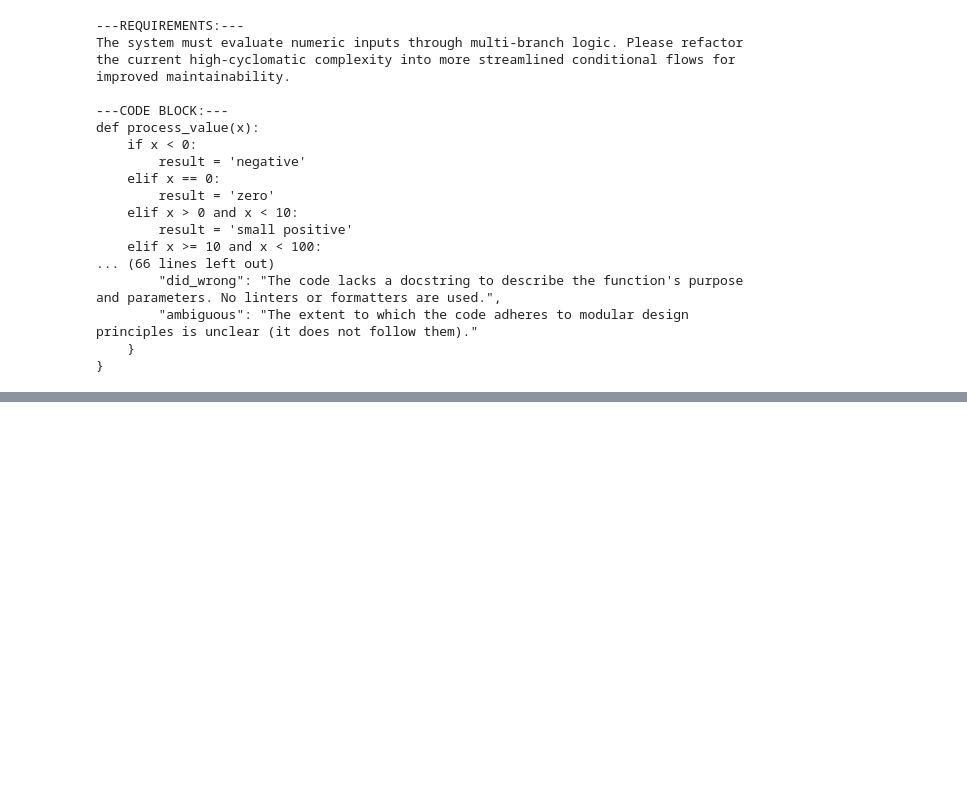
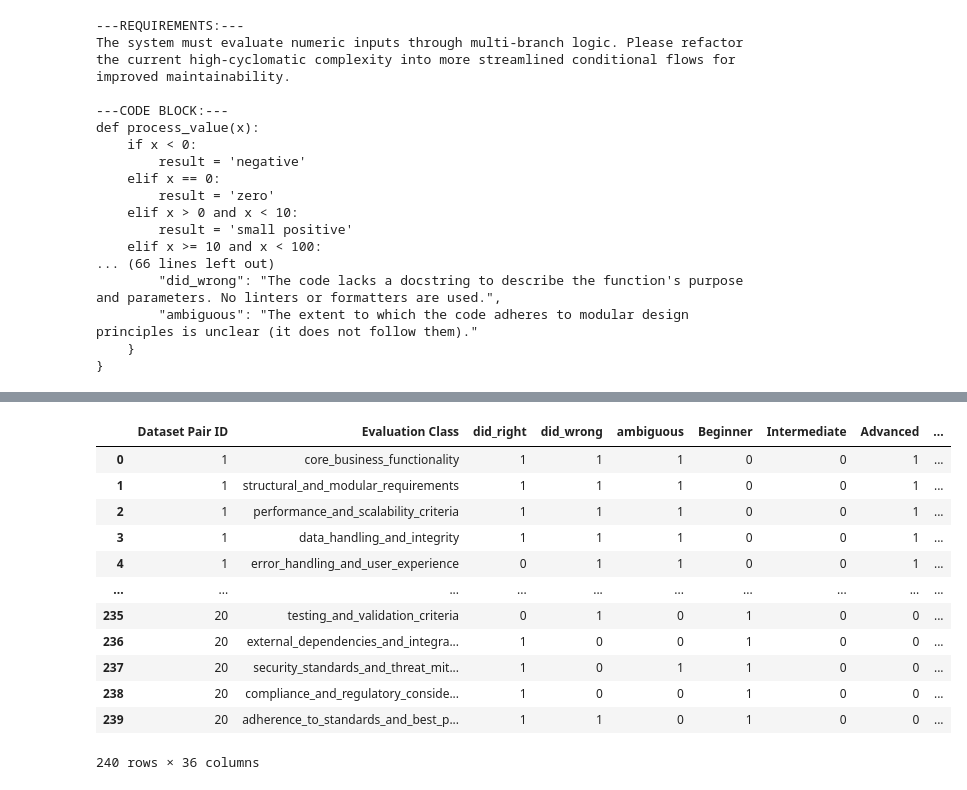
Before and after one commit to push-to-prod-ai/push-to-prod, a Jupyter notebook: syntropy-app/eda-notebook.ipynb, the cells around one changed output, grey strips where cells are left out. Saved outputs shown, nothing was run; the diff lists cells and outputs as text; code cells hidden in the pictures; blank space fills up the shorter version.

```diff
--- a/syntropy-app/eda-notebook.ipynb
+++ b/syntropy-app/eda-notebook.ipynb
@@ -381,0 +1934,8 @@ SyntaxError: expression expected after dictionary key and ':' (155827130.py, lin
+# %%
+dataset_config = pd.read_csv('Synthetic Dataset Configuration.csv').drop(columns=['COUNT'])
+dataset_config.columns = dataset_config.iloc[1]
+dataset_config = dataset_config.iloc[2:]
+
+for c in dataset_config.columns:
+    dataset_config[c] = dataset_config[c].astype(int)
+dataset_config
@@ -381,0 +1978,33 @@ SyntaxError: expression expected after dictionary key and ':' (155827130.py, lin
+# %%
+complexities = list(complexity_map['Complexity Sub-Class'].values)
+levels = ['Beginner', 'Intermediate', 'Advanced']
+
+subjective_analyses_rows = []
+for dataset_pair_id, evaluations in subjective_analyses.items():
+    for eval_class, sub_evaluations in evaluations.items():
+        row = {
+            'Dataset Pair ID': dataset_pair_id,
+            'Evaluation Class': eval_class,
+            'did_right': sub_evaluations['did_right'],
+            'did_wrong': sub_evaluations['did_wrong'],
+            'ambiguous': sub_evaluations['ambiguous']}
+        subjective_analyses_rows.append(row)
+# %%
+subjective_analyses_df = pd.DataFrame(subjective_analyses_rows)
+subjective_analyses_df['Dataset Pair ID'] = subjective_analyses_df['Dataset Pair ID'].astype(int)
+subjective_analyses_df = subjective_analyses_df.merge(right=dataset_config, how='left', left_on=['Dataset Pair ID'], right_on=['Dataset Pair ID'])
+subjective_analyses_df
+# %% [output]
+|  | Dataset Pair ID | Evaluation Class | did_right | did_wrong | ambiguous | Beginner | Intermediate | Advanced | ... |
+| 0 | 1 | core_business_functionality | 1 | 1 | 1 | 0 | 0 | 1 | ... |
+| 1 | 1 | structural_and_modular_requirements | 1 | 1 | 1 | 0 | 0 | 1 | ... |
+| 2 | 1 | performance_and_scalability_criteria | 1 | 1 | 1 | 0 | 0 | 1 | ... |
+| 3 | 1 | data_handling_and_integrity | 1 | 1 | 1 | 0 | 0 | 1 | ... |
+| 4 | 1 | error_handling_and_user_experience | 0 | 1 | 1 | 0 | 0 | 1 | ... |
+| ... | ... | ... | ... | ... | ... | ... | ... | ... | ... |
+| 235 | 20 | testing_and_validation_criteria | 0 | 1 | 0 | 1 | 0 | 0 | ... |
+| 236 | 20 | external_dependencies_and_integra... | 1 | 0 | 0 | 1 | 0 | 0 | ... |
+| 237 | 20 | security_standards_and_threat_mit... | 1 | 0 | 1 | 1 | 0 | 0 | ... |
+| 238 | 20 | compliance_and_regulatory_conside... | 1 | 0 | 0 | 1 | 0 | 0 | ... |
+| 239 | 20 | adherence_to_standards_and_best_p... | 1 | 1 | 0 | 1 | 0 | 0 | ... |
+240 rows × 36 columns
```
Also changed, not shown: parts of 47 cells of this notebook, 2 other files.
